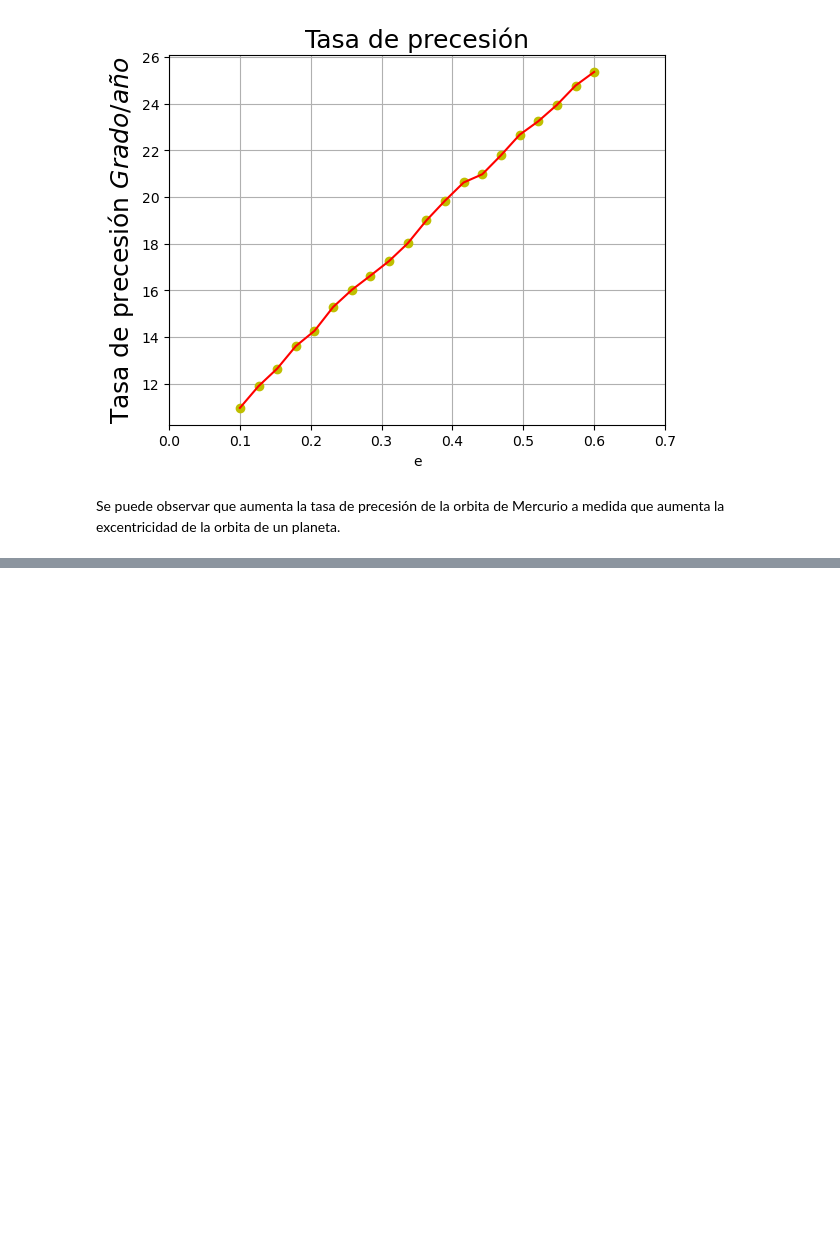
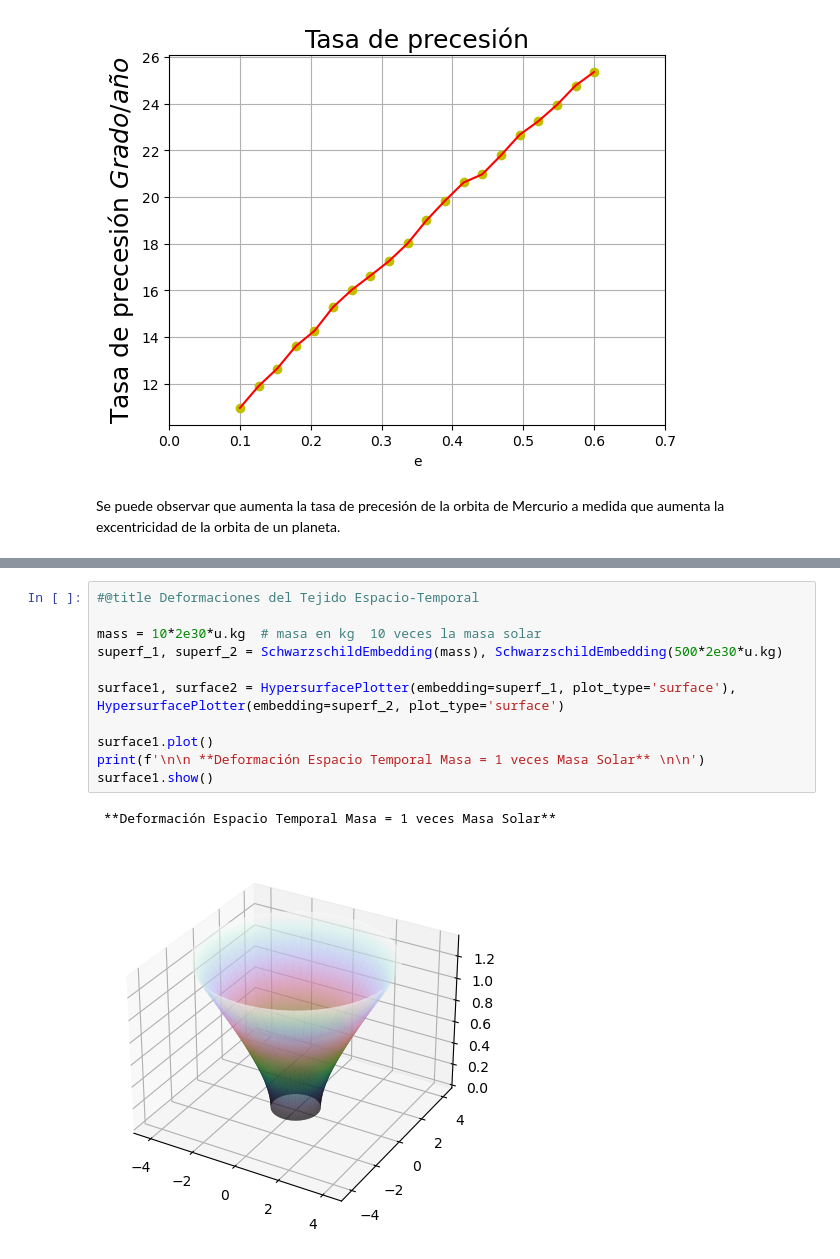
Before and after one commit to jerolg/FISICA_TEORICA_2, a Jupyter notebook: T4_Relatividad/Tarea04.ipynb, the cells around one changed output, grey strips where cells are left out. Saved outputs shown, nothing was run; the diff lists cells and outputs as text; blank space fills up the shorter version.

```diff
--- a/T4_Relatividad/Tarea04.ipynb
+++ b/T4_Relatividad/Tarea04.ipynb
@@ -429,0 +488,14 @@ Se puede observar que aumenta la tasa de precesión de la orbita de Mercurio a m
+# %%
+#@title Deformaciones del Tejido Espacio-Temporal
+
+mass = 10*2e30*u.kg  # masa en kg  10 veces la masa solar
+superf_1, superf_2 = SchwarzschildEmbedding(mass), SchwarzschildEmbedding(500*2e30*u.kg)
+
+surface1, surface2 = HypersurfacePlotter(embedding=superf_1, plot_type='surface'), HypersurfacePlotter(embedding=superf_2, plot_type='surface')
+
+surface1.plot()
+print(f'\n\n **Deformación Espacio Temporal Masa = 1 veces Masa Solar** \n\n')
+surface1.show()
+# %% [output]
+ **Deformación Espacio Temporal Masa = 1 veces Masa Solar**
+[figure, added]
```
Also changed, not shown: parts of 12 cells of this notebook.
